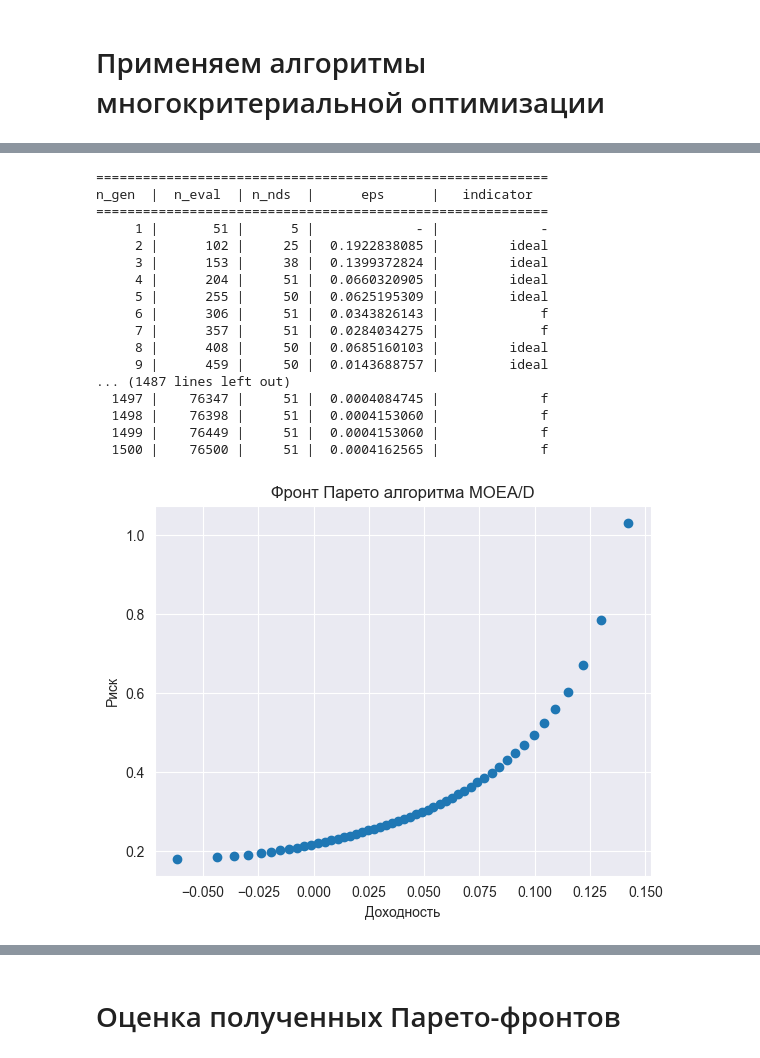
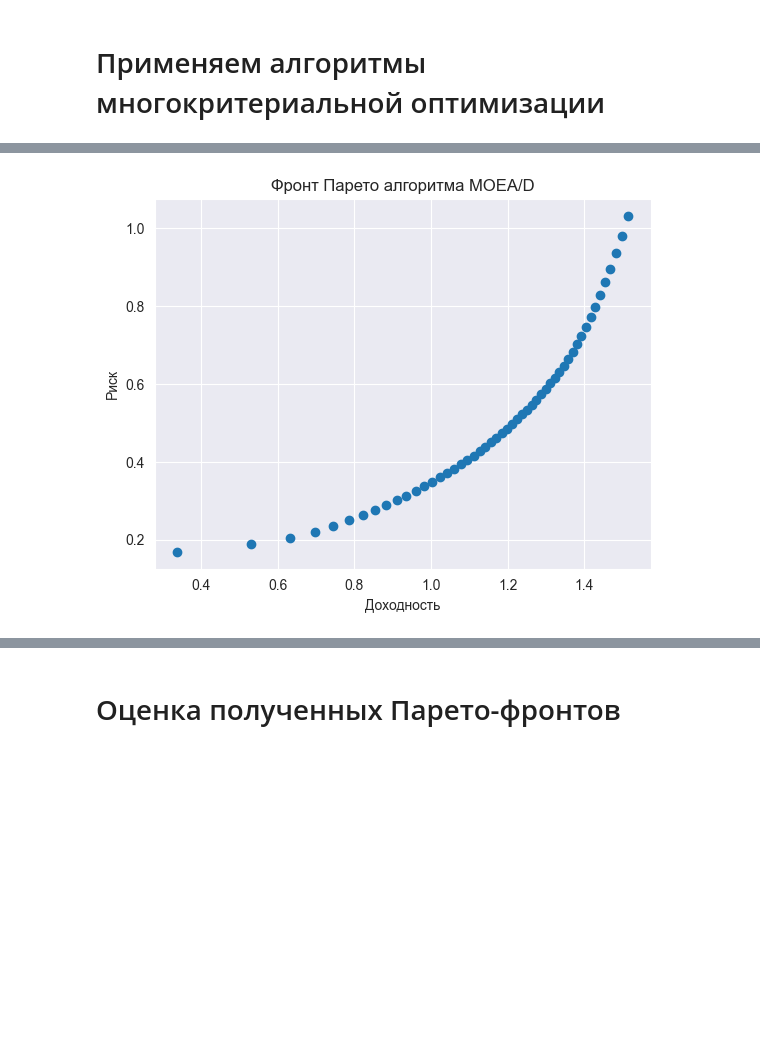
Before and after one commit to ArTeria21/Crypto_optimization, a Jupyter notebook: portfolio_optimization.ipynb, the cells around one changed output, grey strips where cells are left out. Drawn from its saved outputs; the diff is of its cells as text; code cells hidden in the pictures; blank space fills up the shorter version.

```diff
--- a/portfolio_optimization.ipynb
+++ b/portfolio_optimization.ipynb
@@ -47,7 +47,7 @@ import yfinance as yf
 sns.set_style('darkgrid')
 
 # Флаг для вывода/скрытия логов работы алгоритмов
-SHOW_LOGS = True
+SHOW_LOGS = False
 # %% [markdown]
 В качестве метрики для оценки риска криптовалютного портфеля мы будем использовать его валатильность + несколько штрафных функций, чтобы алгоритм не "клал все яйца в одну корзину".
 
@@ -78,7 +78,7 @@ TICKERS = ["TON11419-USD", "SUI20947-USD",'ETH-USD', "LINK-USD", "APT21794-USD",
 
 # Даты обучающей выборки
 training_start_date = "2024-08-01"
-training_end_date = "2024-08-29"
+training_end_date = "2024-09-29"
 
 # Получим цены на начало и конец обучающей выборки
 start_token_prices = {ticker: get_price_on_date(ticker, training_start_date) for ticker in TICKERS}
@@ -216,44 +199,27 @@ n_gen  |  n_eval  | n_nds  |      eps      |   indicator
 # %%
 # Второй алгоритм, который мы протестируем - это MOEA/D.
 
 # get_reference_directions генерирует направления для поиска MOEA/D
 ref_dirs = get_reference_directions('uniform', 2, n_partitions=50)
 
 moea_d = MOEAD(
     ref_dirs,
     n_neighbors=20,
 )
 
 moea_d_result = minimize(problem,
             moea_d,
             ('n_gen', 1500),
-            verbose=True
+            verbose=SHOW_LOGS
             )
 
 plt.scatter(-moea_d_result.F[:, 0], moea_d_result.F[:, 1])
 plt.xlabel("Доходность")
 plt.ylabel("Риск")
 plt.title("Фронт Парето алгоритма MOEA/D")
 plt.show()
 # %% [output]
-==========================================================
-n_gen  |  n_eval  | n_nds  |      eps      |   indicator
-==========================================================
-     1 |       51 |      5 |             - |             -
-     2 |      102 |     25 |  0.1922838085 |         ideal
-     3 |      153 |     38 |  0.1399372824 |         ideal
-     4 |      204 |     51 |  0.0660320905 |         ideal
-     5 |      255 |     50 |  0.0625195309 |         ideal
-     6 |      306 |     51 |  0.0343826143 |             f
-     7 |      357 |     51 |  0.0284034275 |             f
-     8 |      408 |     50 |  0.0685160103 |         ideal
-     9 |      459 |     50 |  0.0143688757 |         ideal
-... (1487 lines left out)
-  1497 |    76347 |     51 |  0.0004084745 |             f
-  1498 |    76398 |     51 |  0.0004153060 |             f
-  1499 |    76449 |     51 |  0.0004153060 |             f
-  1500 |    76500 |     51 |  0.0004162565 |             f
-[figure, old version]
+[figure, new version]
 # %%
 # Третий алгоритм, который мы протестируем - это C-TAEA.
 
```
Also changed, not shown: parts of 15 cells of this notebook, 2 other files.
